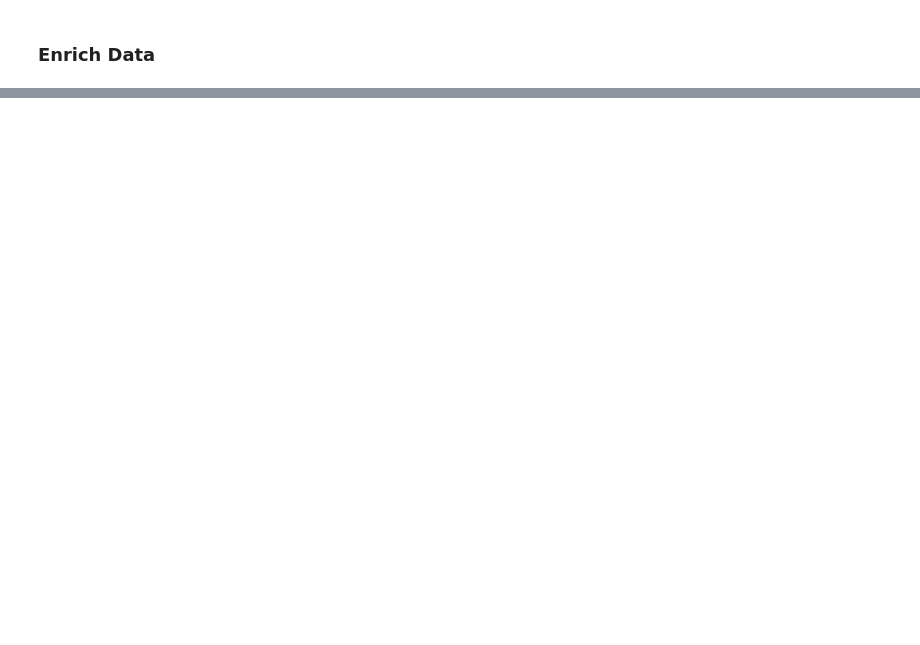
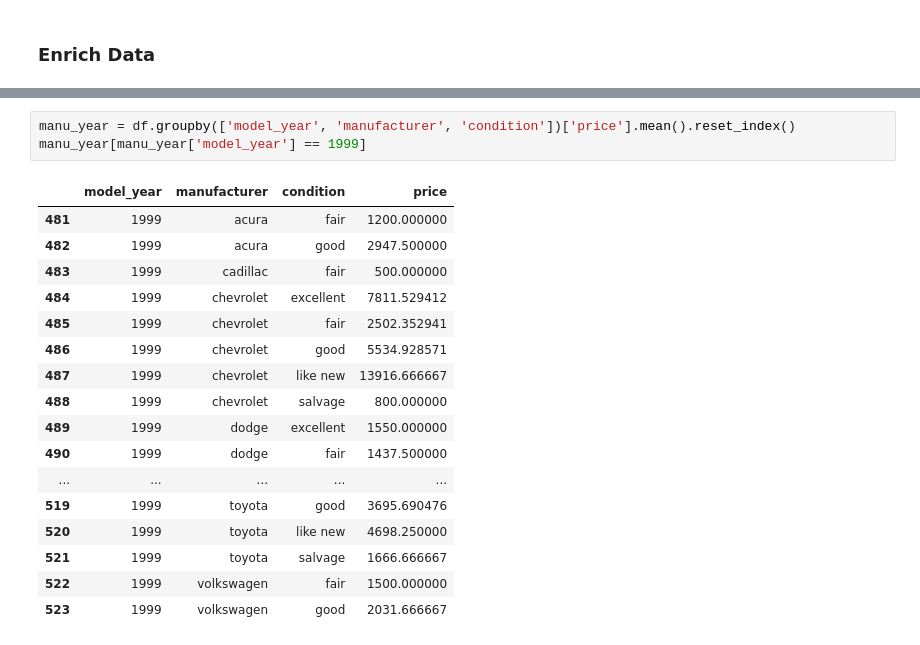
Before and after one commit to CoderCristobal/sprint_4_project, a Jupyter notebook: EDA.ipynb, the cells around one changed output, grey strips where cells are left out. Cells and saved outputs as stored; diff of their text form; blank space fills up the shorter version.

```diff
--- a/EDA.ipynb
+++ b/EDA.ipynb
@@ -141,0 +142,21 @@ df.sample(20)
+# %%
+manu_year = df.groupby(['model_year', 'manufacturer', 'condition'])['price'].mean().reset_index()
+manu_year[manu_year['model_year'] == 1999]
+# %% [output]
+|  | model_year | manufacturer | condition | price |
+| 481 | 1999 | acura | fair | 1200.000000 |
+| 482 | 1999 | acura | good | 2947.500000 |
+| 483 | 1999 | cadillac | fair | 500.000000 |
+| 484 | 1999 | chevrolet | excellent | 7811.529412 |
+| 485 | 1999 | chevrolet | fair | 2502.352941 |
+| 486 | 1999 | chevrolet | good | 5534.928571 |
+| 487 | 1999 | chevrolet | like new | 13916.666667 |
+| 488 | 1999 | chevrolet | salvage | 800.000000 |
+| 489 | 1999 | dodge | excellent | 1550.000000 |
+| 490 | 1999 | dodge | fair | 1437.500000 |
+| ... | ... | ... | ... | ... |
+| 519 | 1999 | toyota | good | 3695.690476 |
+| 520 | 1999 | toyota | like new | 4698.250000 |
+| 521 | 1999 | toyota | salvage | 1666.666667 |
+| 522 | 1999 | volkswagen | fair | 1500.000000 |
+| 523 | 1999 | volkswagen | good | 2031.666667 |
```
Also changed, not shown: parts of 3 cells of this notebook, 1 other file.
